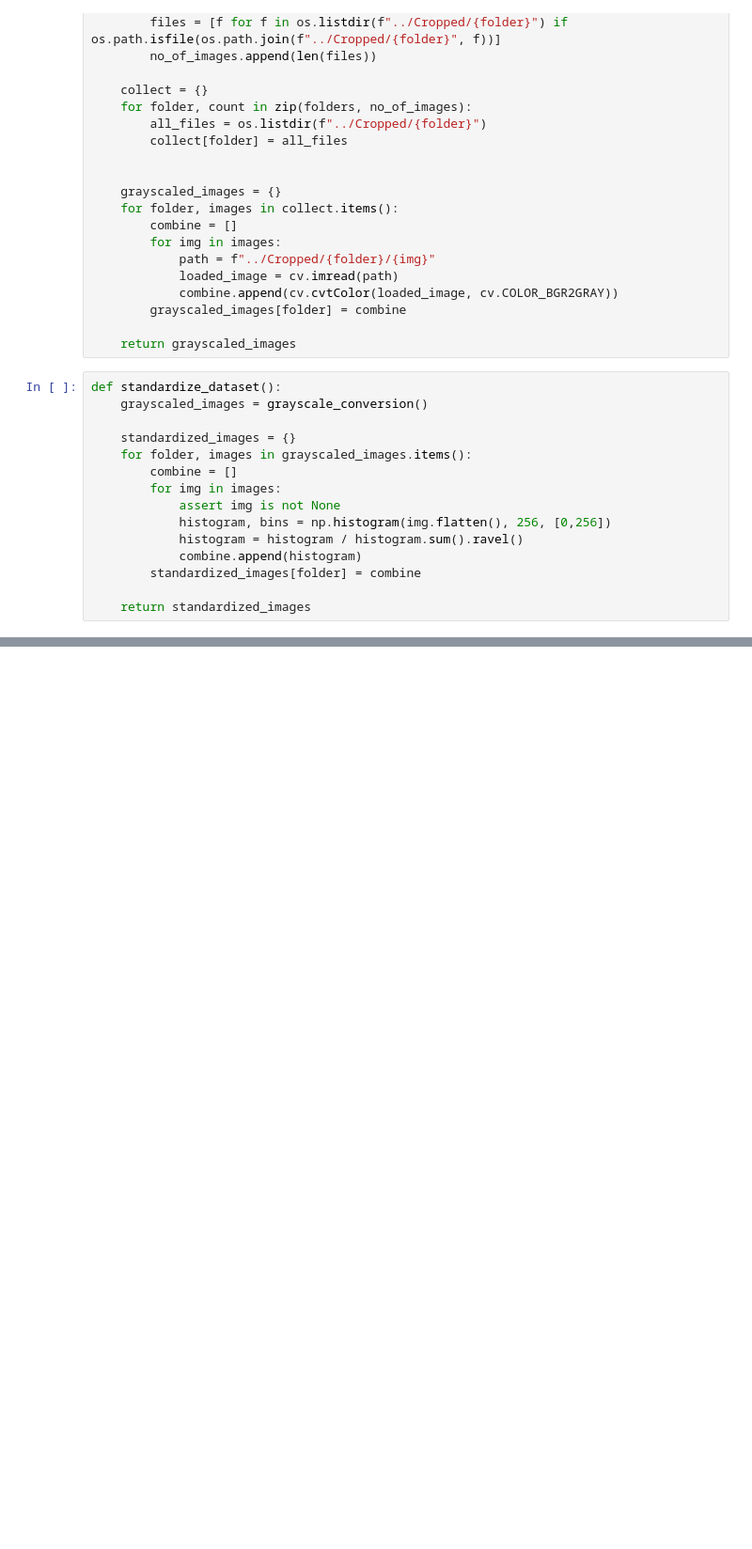
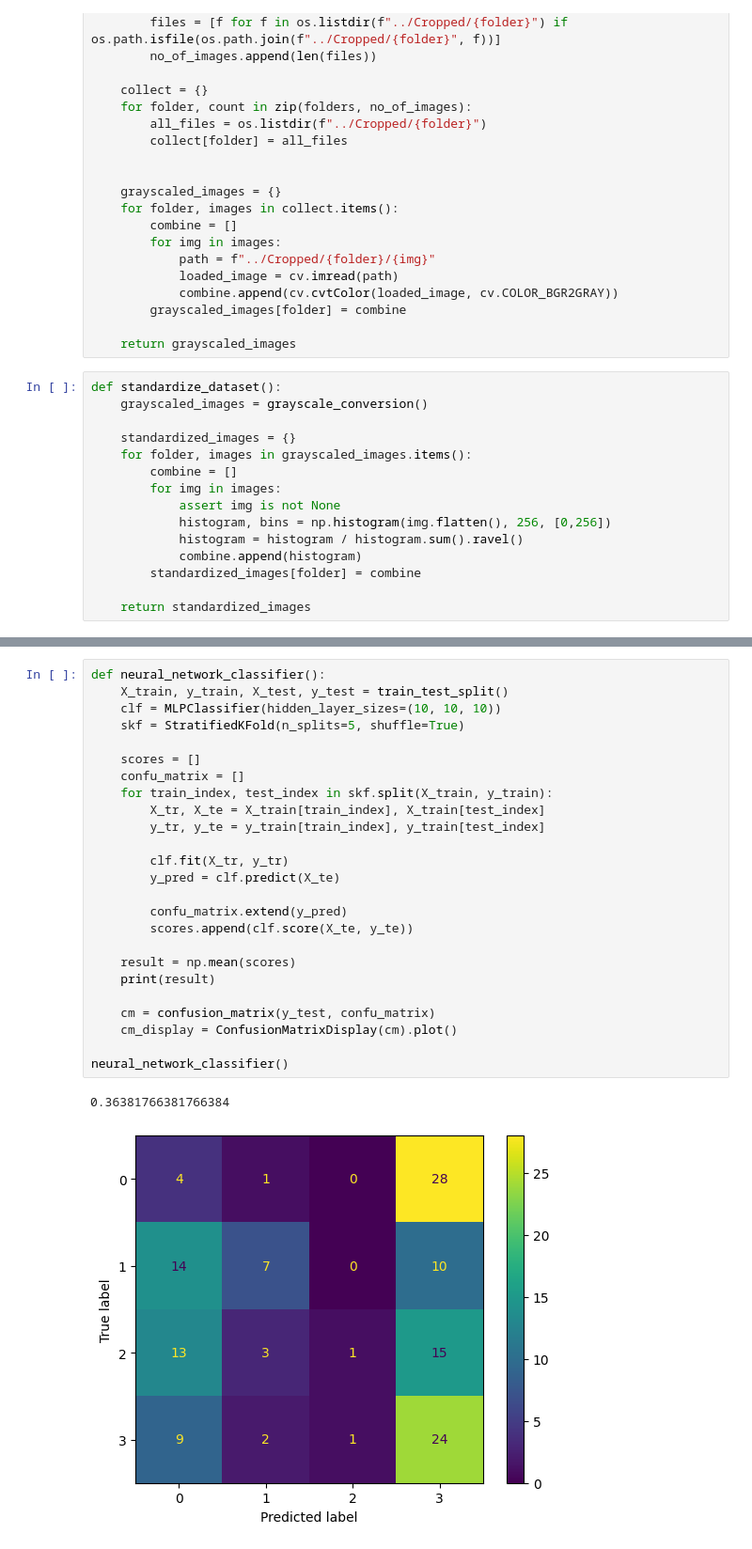
Before and after one commit to million-haileyesus/Data_Mining_I, a Jupyter notebook: DM_Assignment2/programming assignment 2.ipynb, the cells around one changed output, grey strips where cells are left out. Shown at 94% size. Drawn from its saved outputs; the diff is of its cells as text; blank space fills up the shorter version.

```diff
--- a/DM_Assignment2/programming assignment 2.ipynb
+++ b/DM_Assignment2/programming assignment 2.ipynb
@@ -85 +171,29 @@ def naive_bayes_classifier():
+# %%
+def neural_network_classifier():
+    X_train, y_train, X_test, y_test = train_test_split()
+    clf = MLPClassifier(hidden_layer_sizes=(10, 10, 10))
+    skf = StratifiedKFold(n_splits=5, shuffle=True)
+
+    scores = []
+    confu_matrix = []
+    for train_index, test_index in skf.split(X_train, y_train):
+        X_tr, X_te = X_train[train_index], X_train[test_index]
+        y_tr, y_te = y_train[train_index], y_train[test_index]
+
+        clf.fit(X_tr, y_tr)
+        y_pred = clf.predict(X_te)
+
+        confu_matrix.extend(y_pred)
+        scores.append(clf.score(X_te, y_te))
+
+    result = np.mean(scores)
+    print(result)
+
+    cm = confusion_matrix(y_test, confu_matrix)
+    cm_display = ConfusionMatrixDisplay(cm).plot()
+
+neural_network_classifier()
+# %% [output]
+0.36381766381766384
+[figure, added]
 # %%
```
Also changed, not shown: parts of 7 cells of this notebook.
